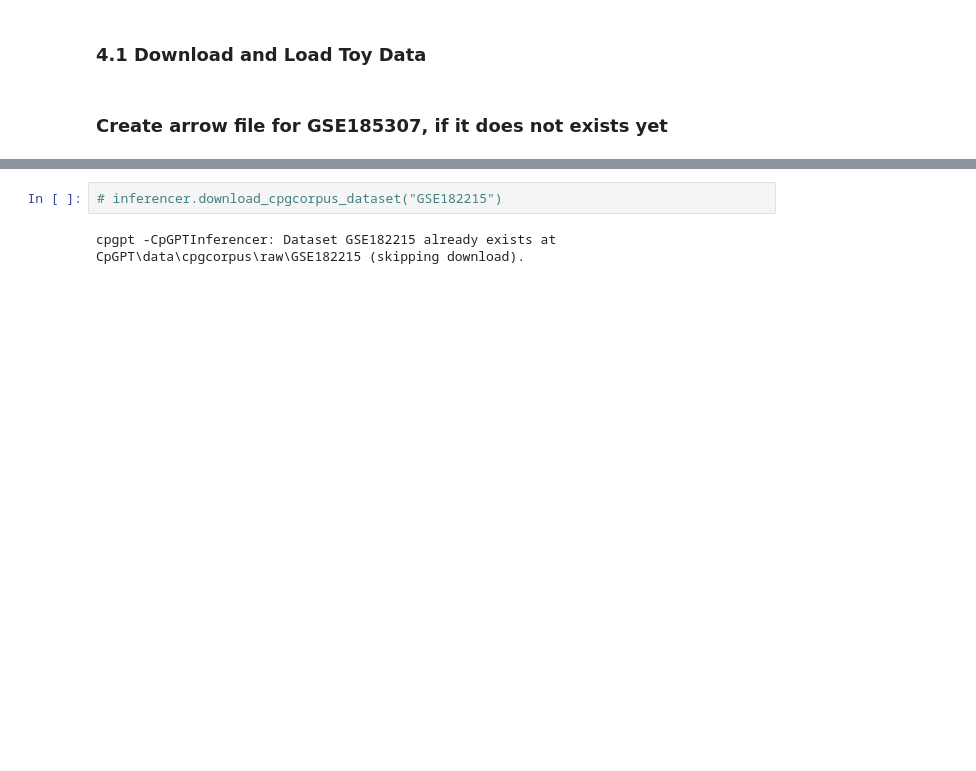
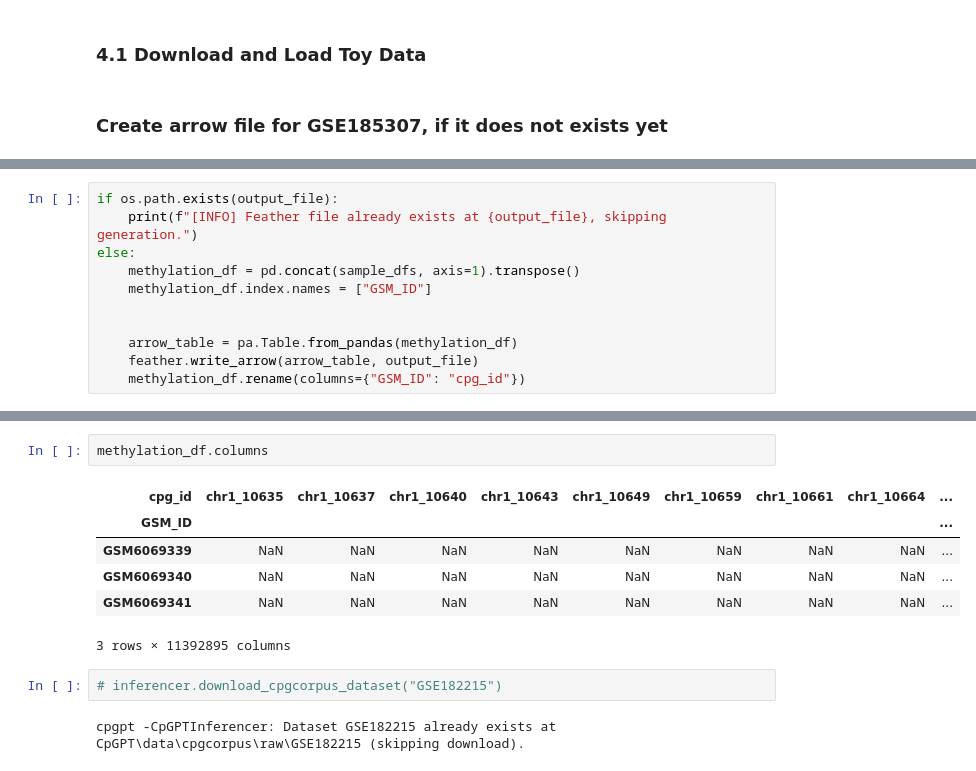
Before and after one commit to dalloliogm/cancer-methylation-detection, a Jupyter notebook: 2b_model_training_cpgpt/CpGPT GSE185307 Nanopore.ipynb, the cells around one changed output, grey strips where cells are left out. Cells and saved outputs as stored; diff of their text form; blank space fills up the shorter version.

```diff
--- a/2b_model_training_cpgpt/CpGPT GSE185307 Nanopore.ipynb
+++ b/2b_model_training_cpgpt/CpGPT GSE185307 Nanopore.ipynb
@@ -205,0 +204,11 @@ else:
+# %%
+if os.path.exists(output_file):
+    print(f"[INFO] Feather file already exists at {output_file}, skipping generation.")
+else:
+    methylation_df = pd.concat(sample_dfs, axis=1).transpose()
+    methylation_df.index.names = ["GSM_ID"]
+
+
+    arrow_table = pa.Table.from_pandas(methylation_df)
+    feather.write_arrow(arrow_table, output_file)
+    methylation_df.rename(columns={"GSM_ID": "cpg_id"})
@@ -206,3 +347,12 @@ else:
+# %%
+methylation_df.columns
+# %% [output]
+| cpg_id | chr1_10635 | chr1_10637 | chr1_10640 | chr1_10643 | chr1_10649 | chr1_10659 | chr1_10661 | chr1_10664 | ... |
+| GSM_ID |  |  |  |  |  |  |  |  | ... |
+| GSM6069339 | NaN | NaN | NaN | NaN | NaN | NaN | NaN | NaN | ... |
+| GSM6069340 | NaN | NaN | NaN | NaN | NaN | NaN | NaN | NaN | ... |
+| GSM6069341 | NaN | NaN | NaN | NaN | NaN | NaN | NaN | NaN | ... |
+3 rows × 11392895 columns
 # %%
 # inferencer.download_cpgcorpus_dataset("GSE182215")
 # %% [output]
```
Also changed, not shown: parts of 7 cells of this notebook, 1 other file.
